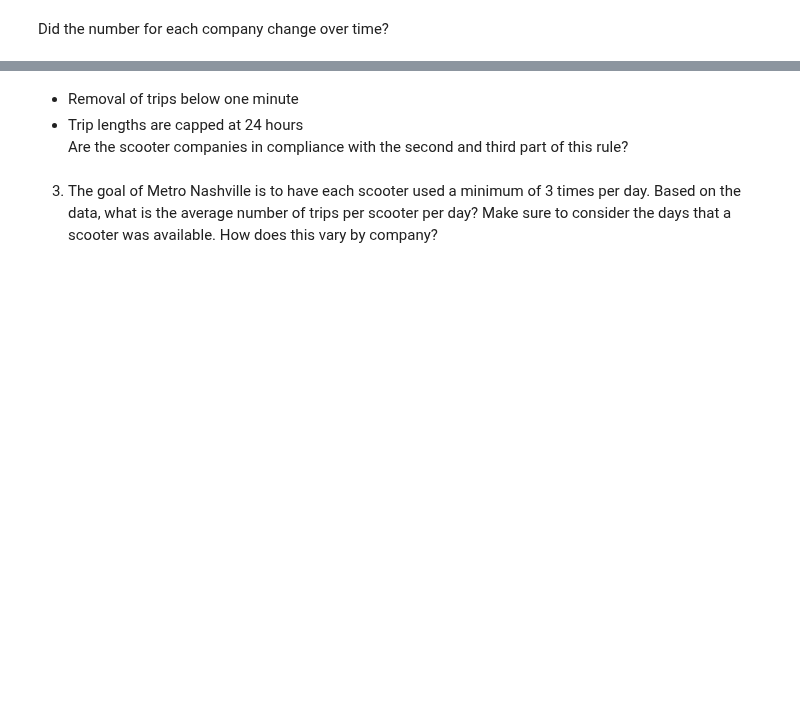
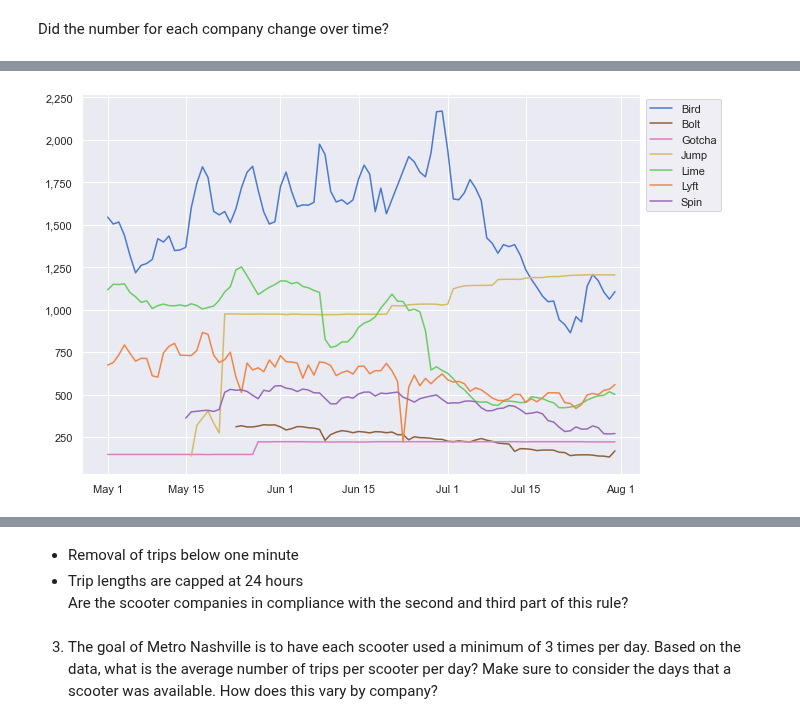
Before and after one commit to NSS-Data-Analytics-Cohort-10/scooters-group-2, a Jupyter notebook: notebooks/scooters-counts.ipynb, the cells around one changed output, grey strips where cells are left out. Cells and saved outputs as stored; diff of their text form; code cells hidden in the pictures; blank space fills up the shorter version.

```diff
--- a/notebooks/scooters-counts.ipynb
+++ b/notebooks/scooters-counts.ipynb
@@ -470,0 +419,26 @@ ValueError: Could not interpret value `date` for parameter `x`
+# %%
+# set plot style: grey grid in the background:
+sns.set(style="darkgrid")
+
+# Set the figure size
+plt.figure(figsize=(10, 7))
+
+#set palette
+#sns.set_palette("muted")
+
+ax = sns.lineplot(data=scooters_per_company2, x='date', y='distinct_scooter_count', hue='companyname',
+                  palette=new_palette)
+;
+
+#plt.title('Scooters in Use per Company per Day May 1 - July 31 2019')
+ax.set(title=None)
+ax.set(xlabel=None)
+ax.set(ylabel=None)
+sns.move_legend(ax, "upper left", bbox_to_anchor=(1, 1), title=None)
+
+ax.get_yaxis().set_major_formatter(mpl.ticker.StrMethodFormatter('{x:,.0f}'))
+ax.set_xticklabels(('May 1', 'May 15', 'Jun 1', 'Jun 15', 'Jul 1', 'Jul 15', 'Aug 1'))
+
+plt.savefig('Scooters in Use per Company per Day')
+# %% [output]
+[figure, added]
```
Also changed, not shown: parts of 27 cells of this notebook, 3 other files.
